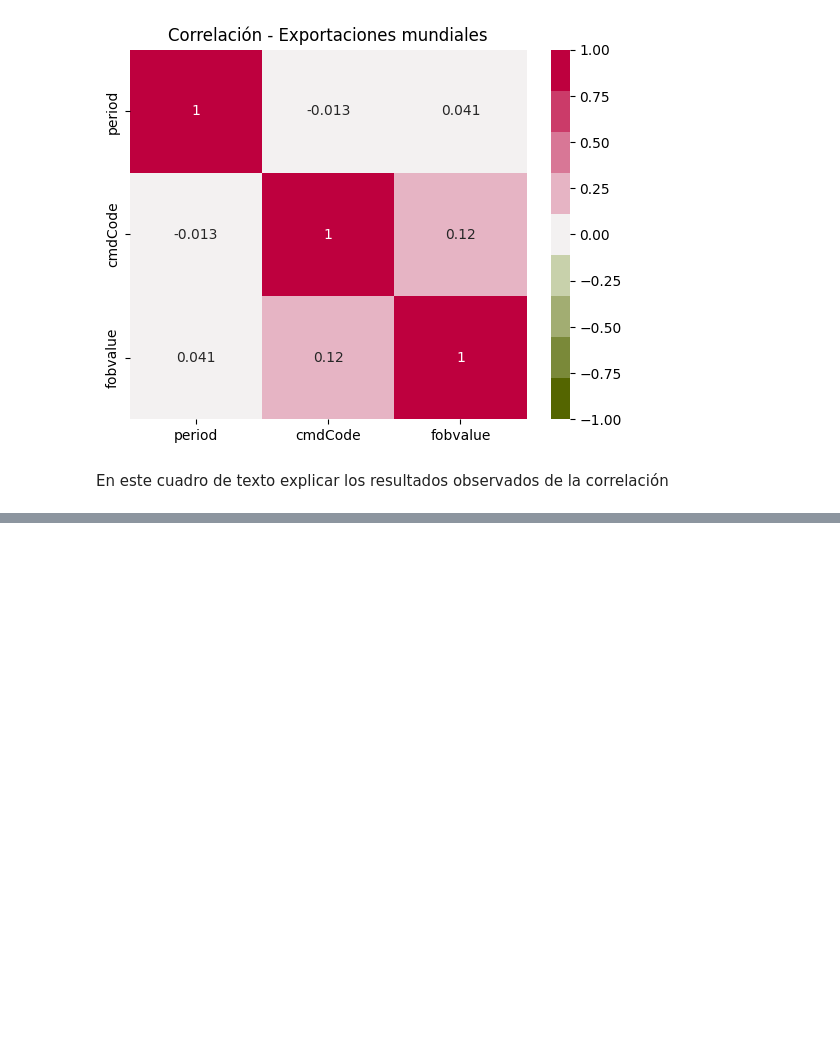
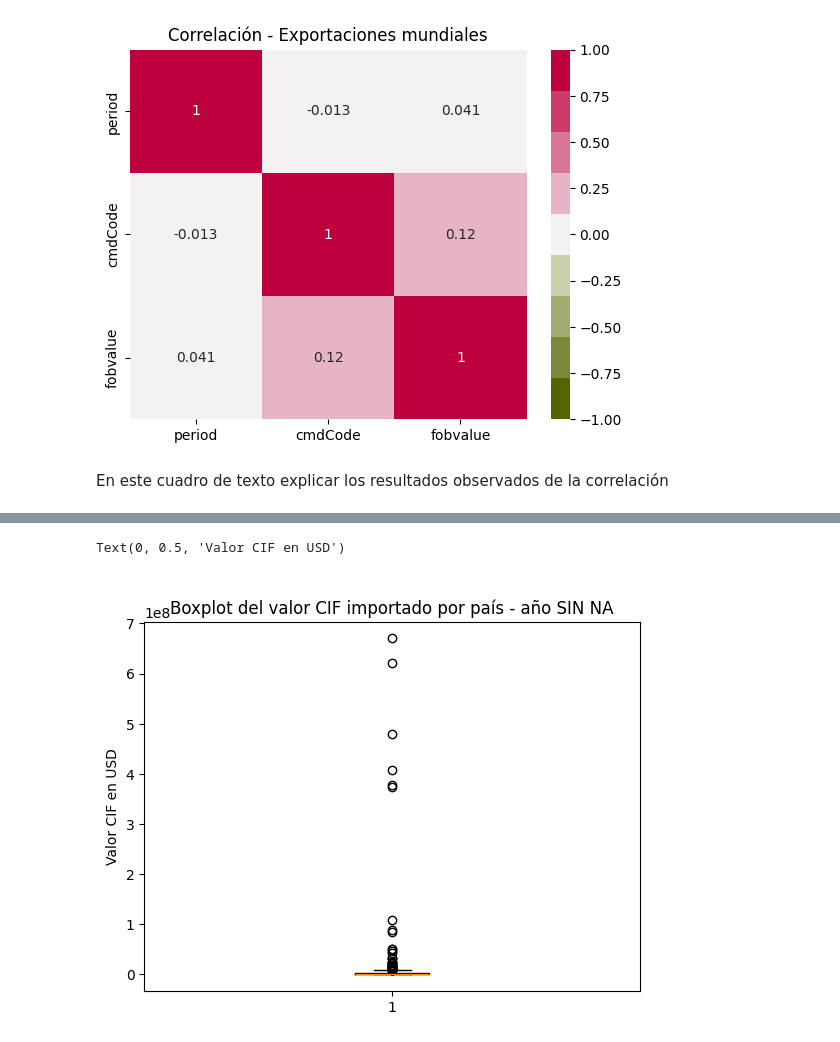
Before and after one commit to Renata-Bilotti/Hackatho-Grupo-4, a Jupyter notebook: Hacathon_Grupo_4_Mercado_de_Alfalfa.ipynb, the cells around one changed output, grey strips where cells are left out. Saved outputs shown, nothing was run; the diff lists cells and outputs as text; code cells hidden in the pictures; blank space fills up the shorter version.

Commit message:
Colab con Análisis exploratorio de los datos completo para los 4 dataframe

```diff
--- a/Hacathon_Grupo_4_Mercado_de_Alfalfa.ipynb
+++ b/Hacathon_Grupo_4_Mercado_de_Alfalfa.ipynb
@@ -404,0 +471,12 @@ En este cuadro de texto explicar los resultados observados de la correlación
+# %%
+#Boxplot sin valores nulos:
+
+#Debido a que el conjunto de datos anteriores contenía valores nulos no pudo dibujarse
+#el boxplot. Por esta razón se eliminarán a continuación dichos NA para poder
+#observar la distribución:
+plt.boxplot(df_impo_mundo['cifvalue'].dropna())
+plt.title('Boxplot del valor CIF importado por país - año SIN NA')
+plt.ylabel('Valor CIF en USD')
+# %% [output]
+Text(0, 0.5, 'Valor CIF en USD')
+[figure, added]
```
Also changed, not shown: parts of 39 cells of this notebook.
